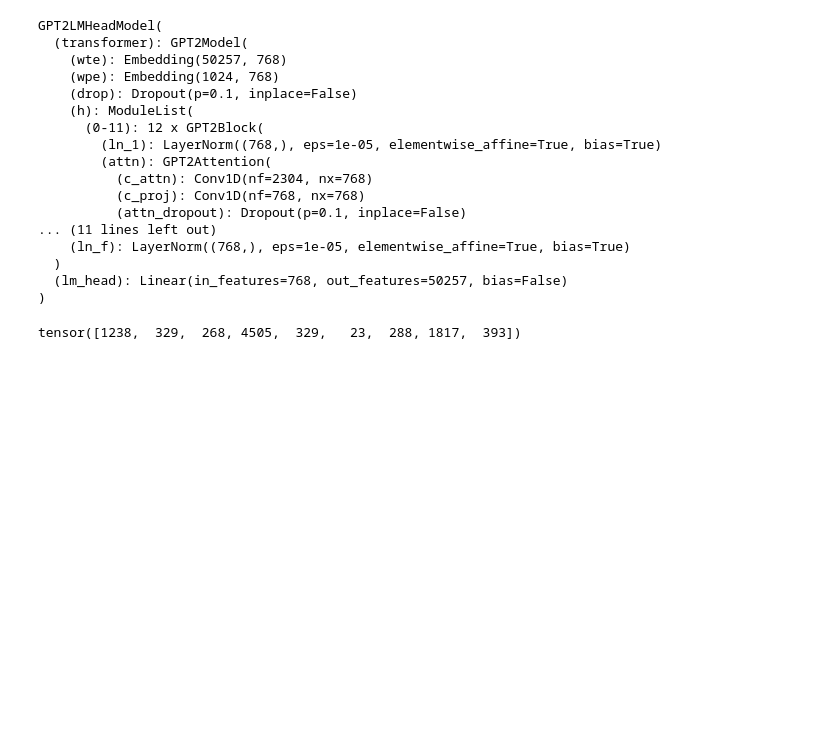
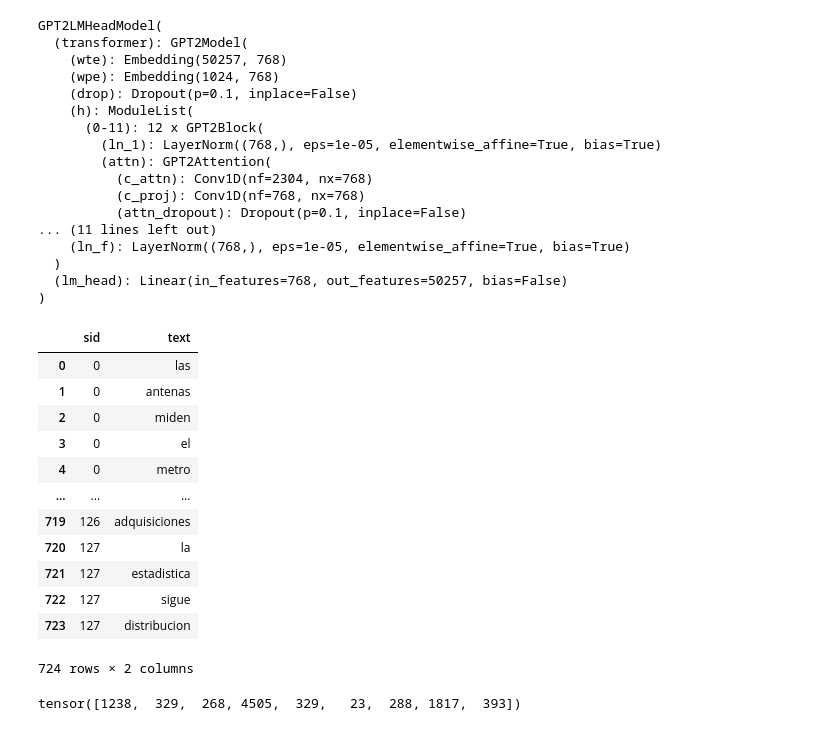
Before and after one commit to vivienbarchet/echo, a Jupyter notebook: get_gpt_embeddings.ipynb, the cells around one changed output. Saved outputs shown, nothing was run; the diff lists cells and outputs as text; code cells hidden in the pictures; blank space fills up the shorter version.

```diff
--- a/get_gpt_embeddings.ipynb
+++ b/get_gpt_embeddings.ipynb
@@ -57,3 +58,19 @@ unique_df = events_perception_id[['sid', 'text']].drop_duplicates().reset_index(
+# %%
+unique_df
+# %% [output]
+|  | sid | text |
+| 0 | 0 | las |
+| 1 | 0 | antenas |
+| 2 | 0 | miden |
+| 3 | 0 | el |
+| 4 | 0 | metro |
+| ... | ... | ... |
+| 719 | 126 | adquisiciones |
+| 720 | 127 | la |
+| 721 | 127 | estadistica |
+| 722 | 127 | sigue |
+| 723 | 127 | distribucion |
+724 rows × 2 columns
 # %%
 import pandas as pd
 from textgrid import TextGrid
```
Also changed, not shown: parts of 1 cell of this notebook, 3 other files.
